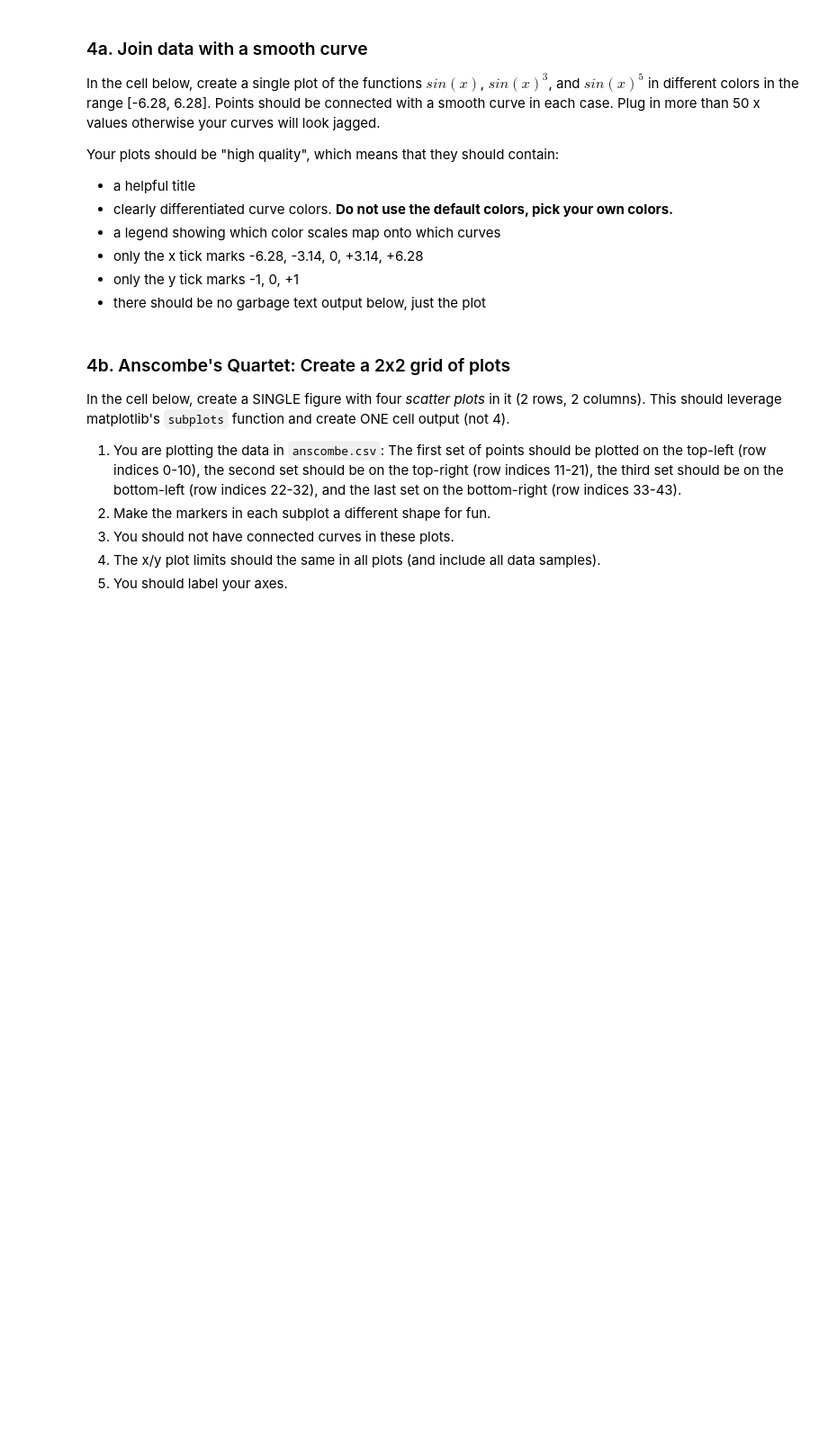
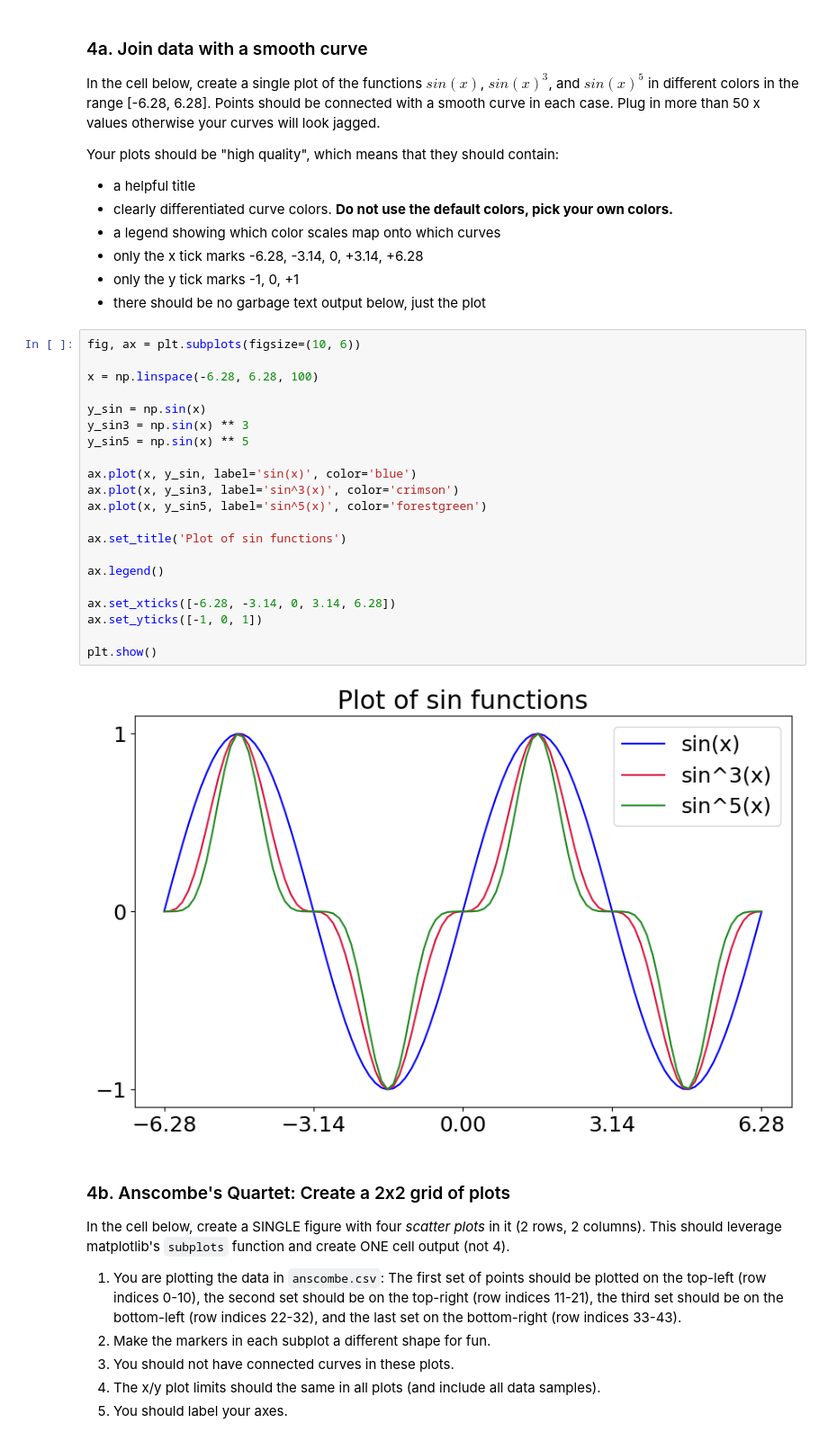
Before and after one commit to sampolz/csv_parser, a Jupyter notebook: analysis.ipynb, the cells around one changed output. Shown at 90% size. Drawn from its saved outputs; the diff is of its cells as text; blank space fills up the shorter version.

```diff
--- a/analysis.ipynb
+++ b/analysis.ipynb
@@ -336,6 +392,29 @@ Your plots should be "high quality", which means that they should contain:
 - only the x tick marks -6.28, -3.14, 0, +3.14, +6.28
 - only the y tick marks -1, 0, +1
 - there should be no garbage text output below, just the plot
+# %%
+fig, ax = plt.subplots(figsize=(10, 6))
+
+x = np.linspace(-6.28, 6.28, 100)
+
+y_sin = np.sin(x)
+y_sin3 = np.sin(x) ** 3
+y_sin5 = np.sin(x) ** 5
+
+ax.plot(x, y_sin, label='sin(x)', color='blue')
+ax.plot(x, y_sin3, label='sin^3(x)', color='crimson')
+ax.plot(x, y_sin5, label='sin^5(x)', color='forestgreen')
+
+ax.set_title('Plot of sin functions')
+
+ax.legend()
+
+ax.set_xticks([-6.28, -3.14, 0, 3.14, 6.28])
+ax.set_yticks([-1, 0, 1])
+
+plt.show()
+# %% [output]
+[figure, added]
 # %% [markdown]
 ### 4b. Anscombe's Quartet: Create a 2x2 grid of plots
 
```
Also changed, not shown: parts of 15 cells of this notebook, 6 other files.
